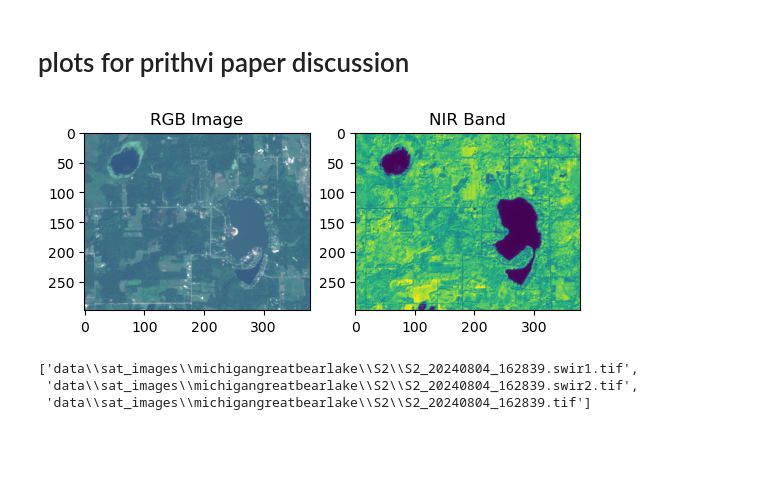
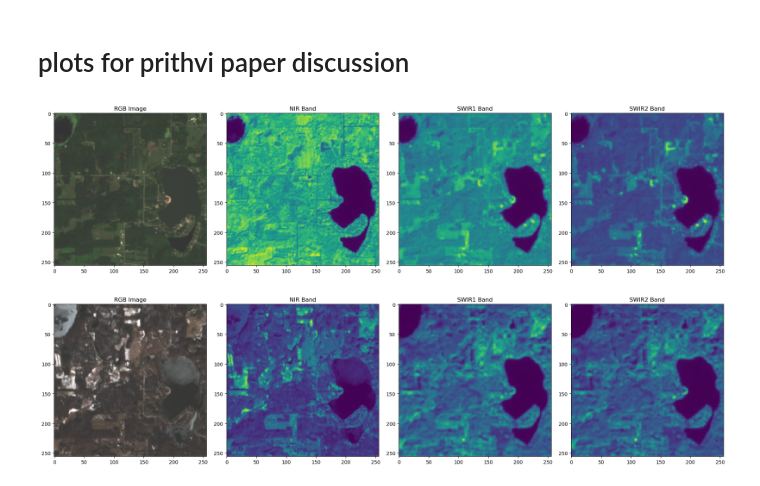
Before and after one commit to Coastal-Research-Collaborative/geedownload, a Jupyter notebook: plots_for_prithvi_discussion.ipynb, the cells around one changed output. Drawn from its saved outputs; the diff is of its cells as text; code cells hidden in the pictures; blank space fills up the shorter version.

Commit message:
plots are finished and examples were downloaded in midea

```diff
--- a/plots_for_prithvi_discussion.ipynb
+++ b/plots_for_prithvi_discussion.ipynb
@@ -11,22 +11,19 @@ from geedownload import dataplots
 # %%
 importlib.reload(tiffutils)
 importlib.reload(dataplots)
 sitename = 'michigangreatbearlake'
 satname = 'S2'
 
+summer_image = 'S2_20240804_162839'
 winter_image = 'S2_20240221_163311'
-summer_image = 'S2_20240804_162839'
+winter_image = 'S2_20240204_164501'
 
 summer_images = glob(os.path.join('data', 'sat_images', sitename, satname, f'*{summer_image}*.tif'))
 winter_images = glob(os.path.join('data', 'sat_images', sitename, satname, f'*{winter_image}*.tif'))
 
 
-dataplots.plot_satellite_bands(summer_images)
+dataplots.plot_satellite_bands(summer_images, crop_dim=256, save_dir='media')
+dataplots.plot_satellite_bands(winter_images, crop_dim=256, save_dir='media')
 # %% [output]
-[figure, old version]
+[figure, new version]
+[figure, added]
-# %%
-summer_images
-# %% [output]
-['data\\sat_images\\michigangreatbearlake\\S2\\S2_20240804_162839.swir1.tif',
- 'data\\sat_images\\michigangreatbearlake\\S2\\S2_20240804_162839.swir2.tif',
- 'data\\sat_images\\michigangreatbearlake\\S2\\S2_20240804_162839.tif']
```
Also changed, not shown: parts of 1 cell of this notebook, 2 other files.
